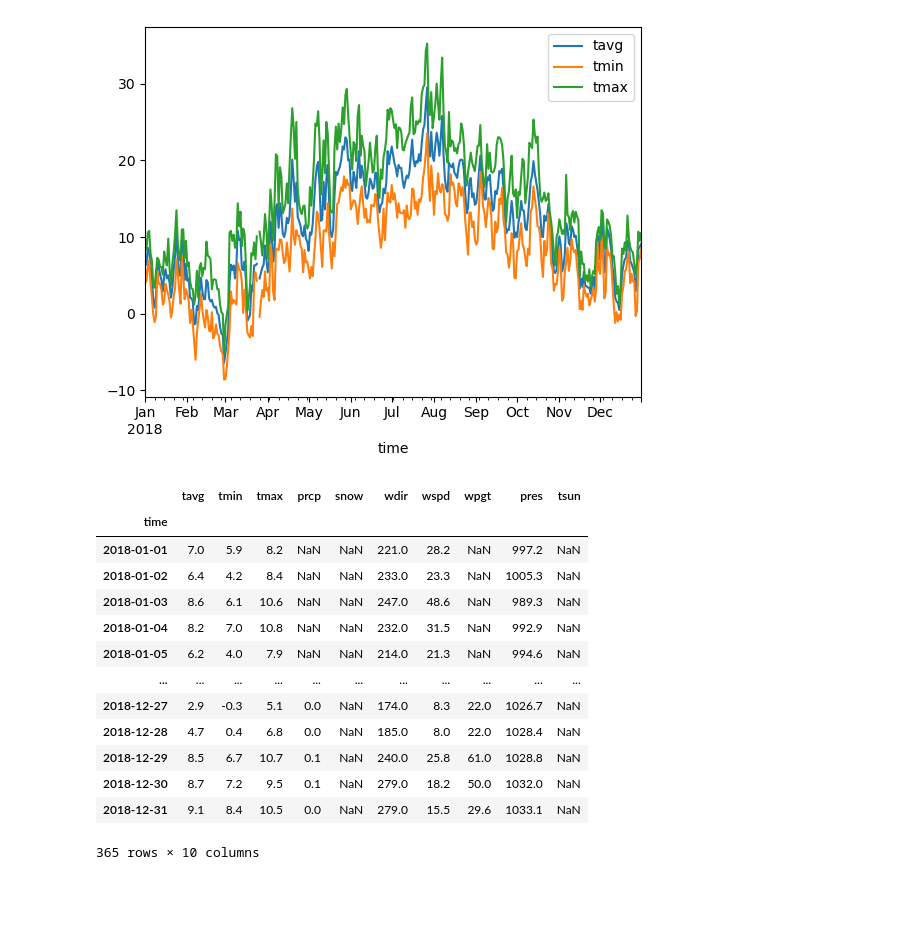
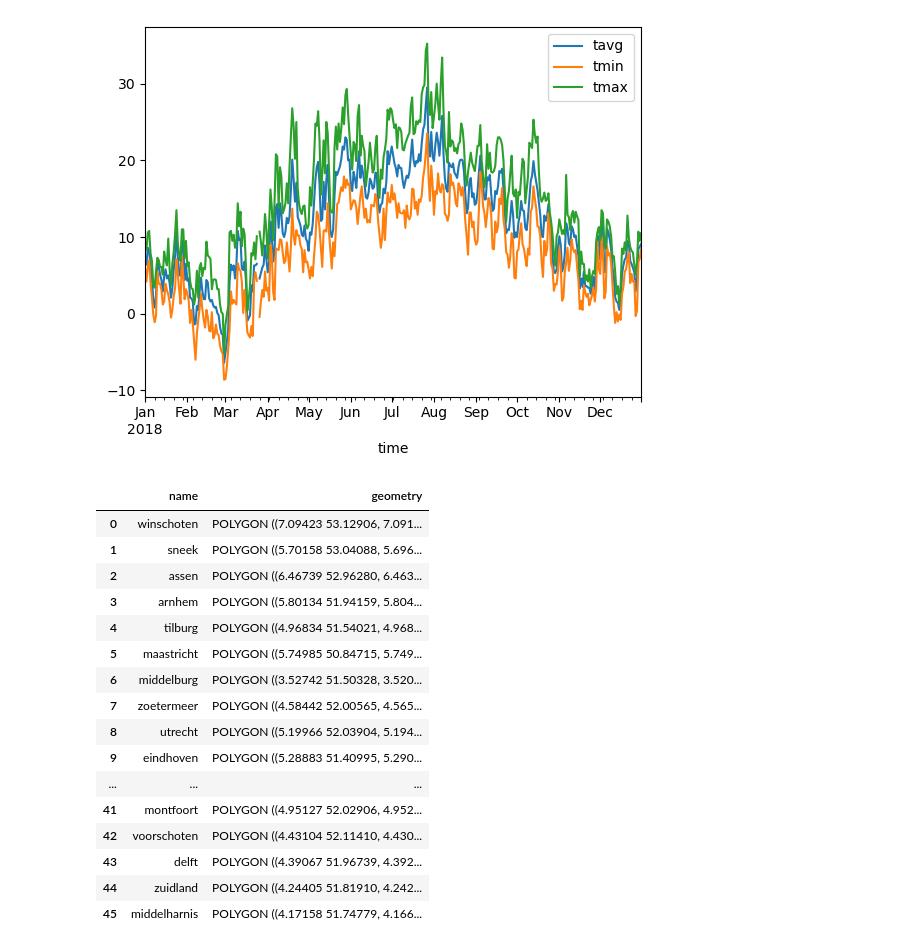
Before and after one commit to TH3RMOMETER/Crop_yield_prediction, a Jupyter notebook: weather_scraping.ipynb, the cells around one changed output. Drawn from its saved outputs; the diff is of its cells as text; code cells hidden in the pictures; blank space fills up the shorter version.

```diff
--- a/weather_scraping.ipynb
+++ b/weather_scraping.ipynb
@@ -16,20 +17,24 @@ data.plot(y=['tavg', 'tmin', 'tmax'])
 plt.show()
 # %% [output]
 [figure]
-# %%
-data
-# %% [output]
-|  | tavg | tmin | tmax | prcp | snow | wdir | wspd | wpgt | pres | tsun |
-| time |  |  |  |  |  |  |  |  |  |  |
-| 2018-01-01 | 7.0 | 5.9 | 8.2 | NaN | NaN | 221.0 | 28.2 | NaN | 997.2 | NaN |
-| 2018-01-02 | 6.4 | 4.2 | 8.4 | NaN | NaN | 233.0 | 23.3 | NaN | 1005.3 | NaN |
-| 2018-01-03 | 8.6 | 6.1 | 10.6 | NaN | NaN | 247.0 | 48.6 | NaN | 989.3 | NaN |
-| 2018-01-04 | 8.2 | 7.0 | 10.8 | NaN | NaN | 232.0 | 31.5 | NaN | 992.9 | NaN |
-| 2018-01-05 | 6.2 | 4.0 | 7.9 | NaN | NaN | 214.0 | 21.3 | NaN | 994.6 | NaN |
-| ... | ... | ... | ... | ... | ... | ... | ... | ... | ... | ... |
-| 2018-12-27 | 2.9 | -0.3 | 5.1 | 0.0 | NaN | 174.0 | 8.3 | 22.0 | 1026.7 | NaN |
-| 2018-12-28 | 4.7 | 0.4 | 6.8 | 0.0 | NaN | 185.0 | 8.0 | 22.0 | 1028.4 | NaN |
-| 2018-12-29 | 8.5 | 6.7 | 10.7 | 0.1 | NaN | 240.0 | 25.8 | 61.0 | 1028.8 | NaN |
-| 2018-12-30 | 8.7 | 7.2 | 9.5 | 0.1 | NaN | 279.0 | 18.2 | 50.0 | 1032.0 | NaN |
-| 2018-12-31 | 9.1 | 8.4 | 10.5 | 0.0 | NaN | 279.0 | 15.5 | 29.6 | 1033.1 | NaN |
-365 rows × 10 columns
+# %%
+polygons = gpd.read_file('agri_46.geojson')
+polygons
+# %% [output]
+|  | name | geometry |
+| 0 | winschoten | POLYGON ((7.09423 53.12906, 7.091... |
+| 1 | sneek | POLYGON ((5.70158 53.04088, 5.696... |
+| 2 | assen | POLYGON ((6.46739 52.96280, 6.463... |
+| 3 | arnhem | POLYGON ((5.80134 51.94159, 5.804... |
+| 4 | tilburg | POLYGON ((4.96834 51.54021, 4.968... |
+| 5 | maastricht | POLYGON ((5.74985 50.84715, 5.749... |
+| 6 | middelburg | POLYGON ((3.52742 51.50328, 3.520... |
+| 7 | zoetermeer | POLYGON ((4.58442 52.00565, 4.565... |
+| 8 | utrecht | POLYGON ((5.19966 52.03904, 5.194... |
+| 9 | eindhoven | POLYGON ((5.28883 51.40995, 5.290... |
+| ... | ... | ... |
+| 41 | montfoort | POLYGON ((4.95127 52.02906, 4.952... |
+| 42 | voorschoten | POLYGON ((4.43104 52.11410, 4.430... |
+| 43 | delft | POLYGON ((4.39067 51.96739, 4.392... |
+| 44 | zuidland | POLYGON ((4.24405 51.81910, 4.242... |
+| 45 | middelharnis | POLYGON ((4.17158 51.74779, 4.166... |
```
Also changed, not shown: parts of 4 cells of this notebook, 9 other files.
